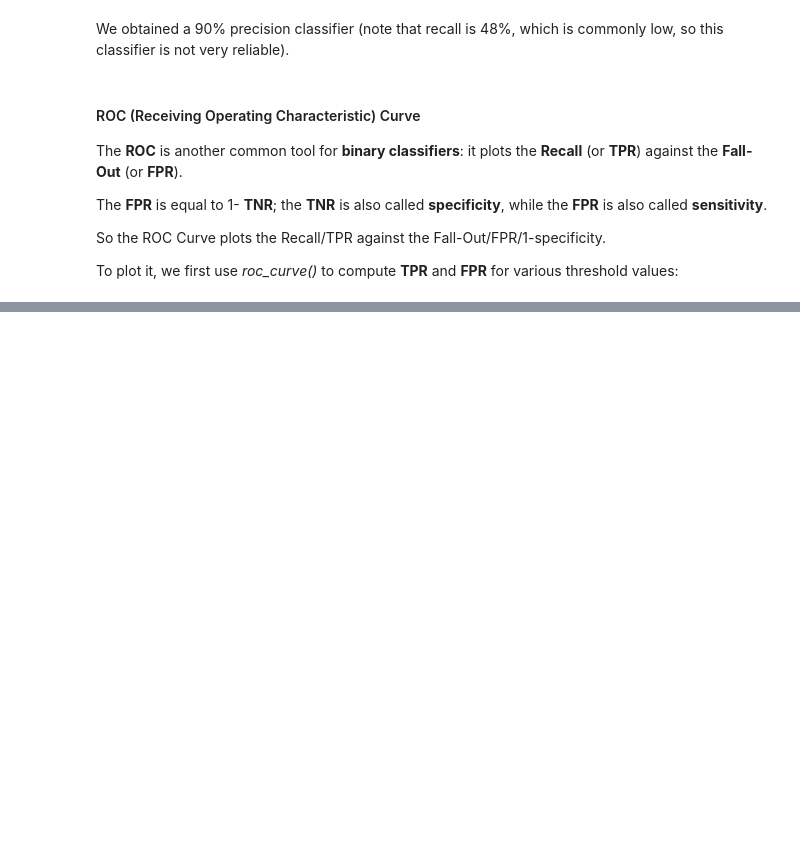
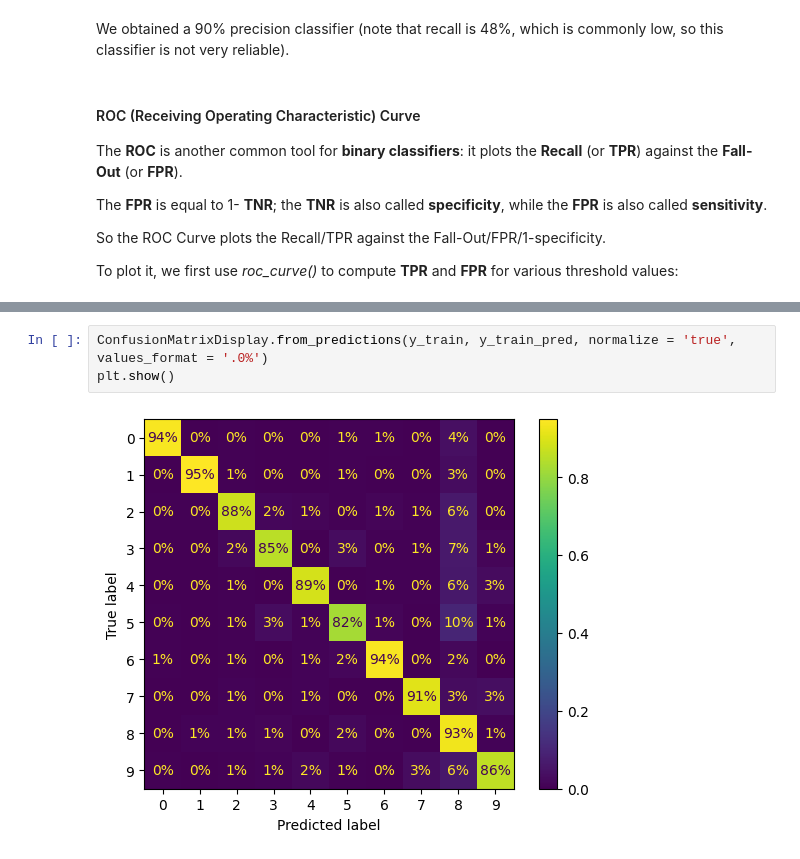
Before and after one commit to essskevin/hands_on_ML, a Jupyter notebook: 3_Classification/chapter3_classification.ipynb, the cells around one changed output, grey strips where cells are left out. Saved outputs shown, nothing was run; the diff lists cells and outputs as text; blank space fills up the shorter version.

```diff
--- a/3_Classification/chapter3_classification.ipynb
+++ b/3_Classification/chapter3_classification.ipynb
@@ -273,0 +484,5 @@ from sklearn.metrics import roc_curve
+# %%
+ConfusionMatrixDisplay.from_predictions(y_train, y_train_pred, normalize = 'true', values_format = '.0%')
+plt.show()
+# %% [output]
+[figure, added]
```
Also changed, not shown: parts of 78 cells of this notebook.
